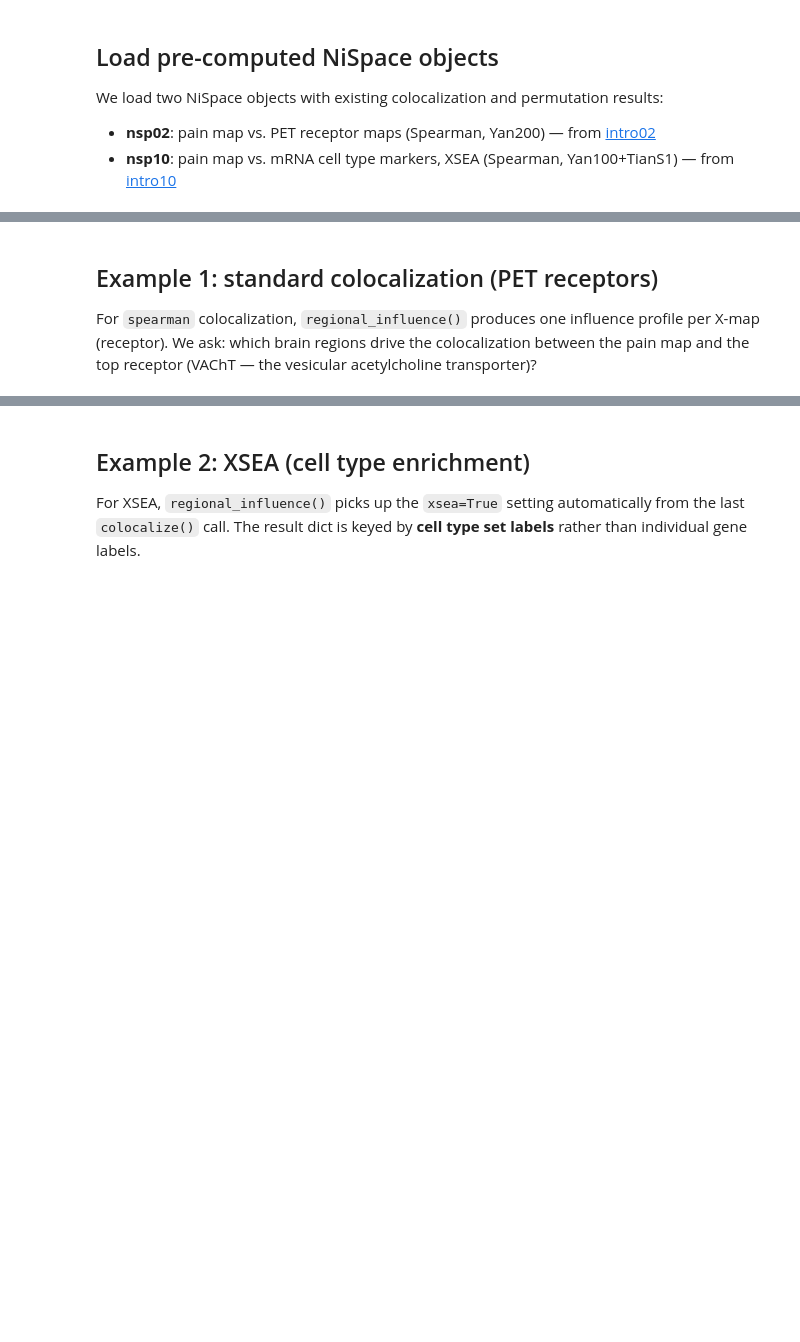
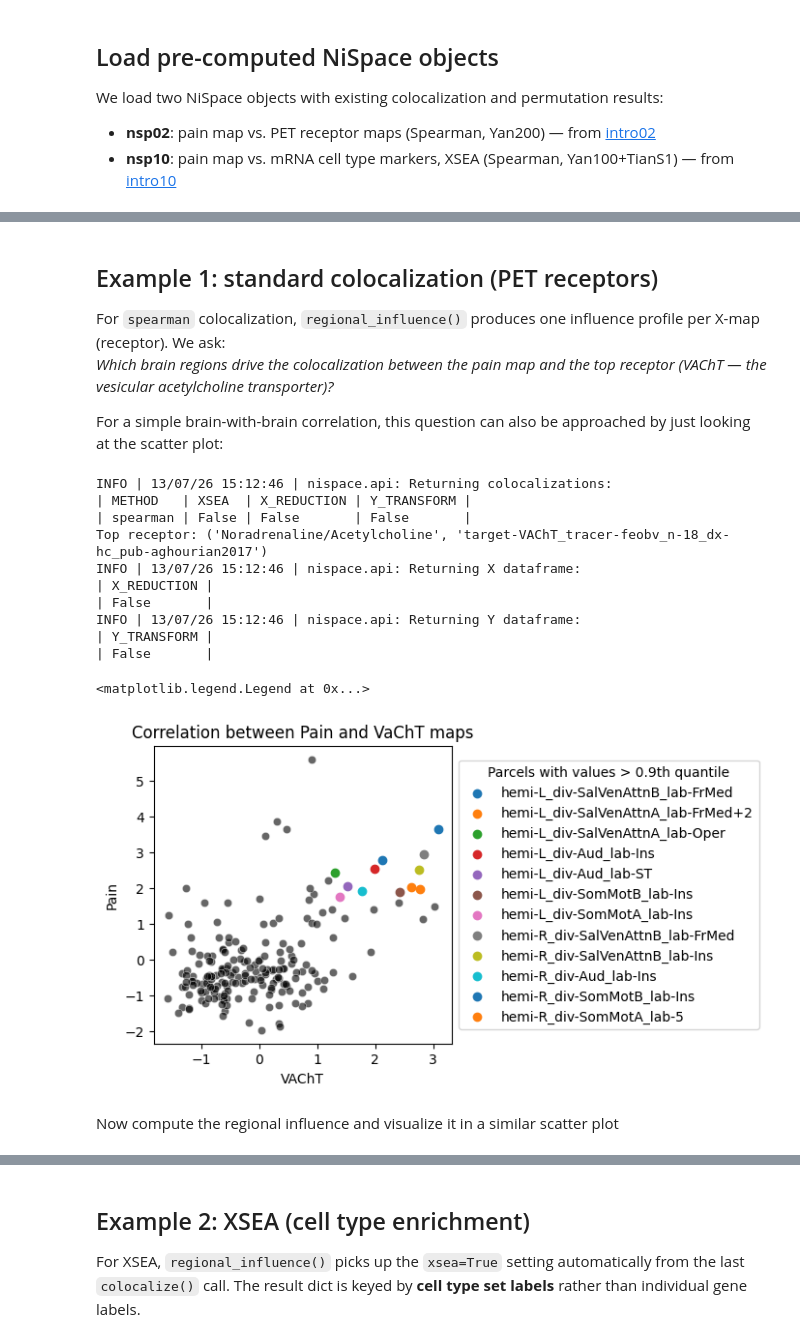
Before and after one commit to LeonDLotter/NiSpace, a Jupyter notebook: docs/nb_introduction/intro15_regional_influence.ipynb, the cells around one changed output, grey strips where cells are left out. Drawn from its saved outputs; the diff is of its cells as text; code cells hidden in the pictures; blank space fills up the shorter version.

```diff
--- a/docs/nb_introduction/intro15_regional_influence.ipynb
+++ b/docs/nb_introduction/intro15_regional_influence.ipynb
@@ -63,7 +65,44 @@ Name: Pain, dtype: float32
 # %% [markdown]
 ## Example 1: standard colocalization (PET receptors)
 
-For `spearman` colocalization, `regional_influence()` produces one influence profile per X-map (receptor). We ask: which brain regions drive the colocalization between the pain map and the top receptor (VAChT — the vesicular acetylcholine transporter)?
+For `spearman` colocalization, `regional_influence()` produces one influence profile per X-map (receptor). We ask:
+*Which brain regions drive the colocalization between the pain map and the top receptor (VAChT — the vesicular acetylcholine transporter)?*
+
+For a simple brain-with-brain correlation, this question can also be approached by just looking at the scatter plot:
+# %%
+# Identify the top receptor by |rho|
+top_pet = nsp02.get_colocalizations().loc["Pain"].abs().idxmax()
+print(f"Top receptor: {top_pet}")
+
+# get parcellated data to show the scatter plot
+x = nsp02.get_x().loc[top_pet]
+y = nsp02.get_y().squeeze()
+
+# plot scatter
+fig, ax = plt.subplots(1, figsize=(4,4))
+sn.scatterplot(x=x, y=y, c="k", alpha=0.6)
+ax.set_box_aspect(1)
+ax.set_title("Correlation between Pain and VaChT maps")
+ax.set_xlabel("VAChT")
+for xx, yy, parcel in zip(x, y, x.index):
+    if xx > np.quantile(x, 0.9) and yy > np.quantile(y, 0.9):
+        ax.scatter(xx, yy, label=parcel)
+ax.legend(loc="center left", bbox_to_anchor=(1,0.5), title=f"Parcels with values > 0.9th quantile")
+# %% [output]
+INFO | 13/07/26 15:12:46 | nispace.api: Returning colocalizations:
+| METHOD   | XSEA  | X_REDUCTION | Y_TRANSFORM |
+| spearman | False | False       | False       |
+Top receptor: ('Noradrenaline/Acetylcholine', 'target-VAChT_tracer-feobv_n-18_dx-hc_pub-aghourian2017')
+INFO | 13/07/26 15:12:46 | nispace.api: Returning X dataframe:
+| X_REDUCTION |
+| False       |
+INFO | 13/07/26 15:12:46 | nispace.api: Returning Y dataframe:
+| Y_TRANSFORM |
+| False       |
+<matplotlib.legend.Legend at 0x...>
+[figure, added]
+# %% [markdown]
+Now compute the regional influence and visualize it in a similar scatter plot
 # %%
 # Compute regional influence (uses analytic engine automatically for spearman)
 nsp02.regional_influence()
```
Also changed, not shown: parts of 16 cells of this notebook, 16 other files.
